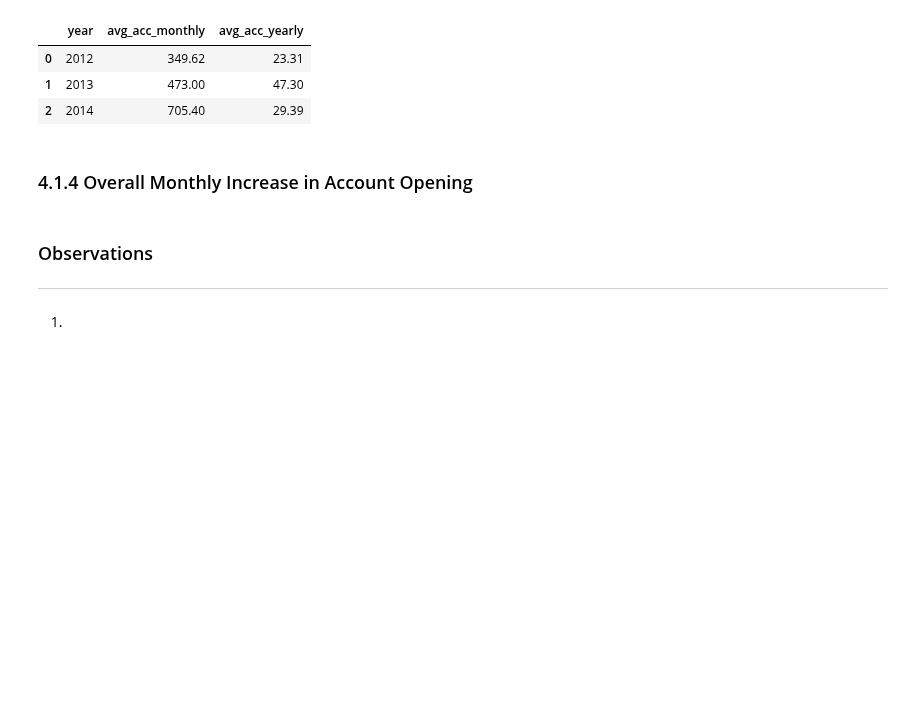
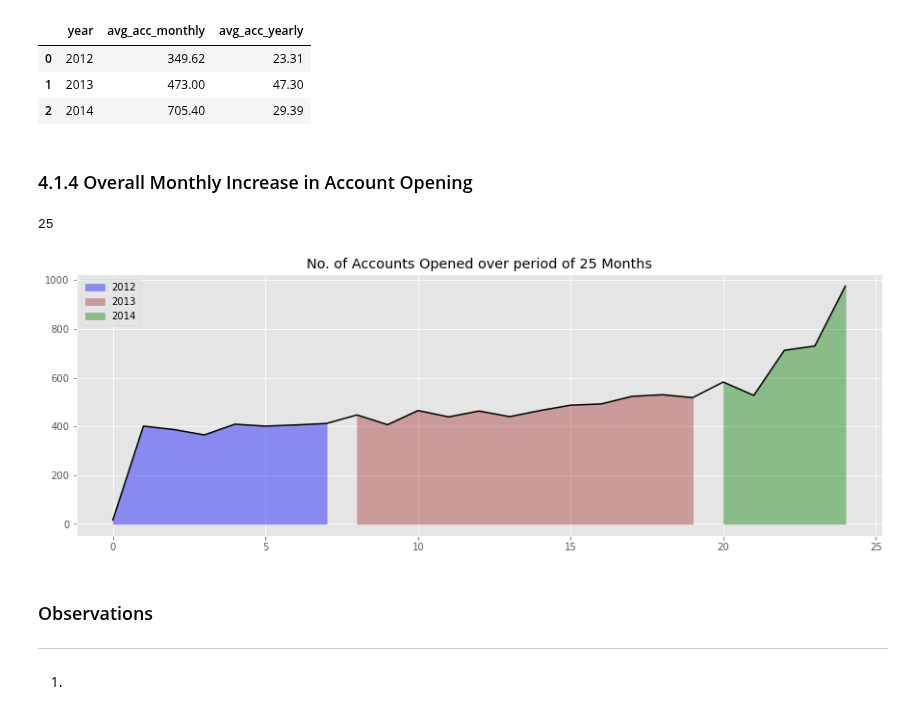
Before and after one commit to Jeyramana/GUVI_Assignments, a Jupyter notebook: Assignment_3/user.ipynb, the cells around one changed output. Drawn from its saved outputs; the diff is of its cells as text; code cells hidden in the pictures; blank space fills up the shorter version.

Commit message:
account creation analysis done

```diff
--- a/Assignment_3/user.ipynb
+++ b/Assignment_3/user.ipynb
@@ -610,6 +610,25 @@ fig.update_layout(height=600, width=900, title=dict(x=0.08, y=0.95, font=dict(si
 fig.show()
 # %% [markdown]
 ### 4.1.4 Overall Monthly Increase in Account Opening
+# %%
+monthly_perform = df1.groupby(['creation_year', 'creation_month'])['creation_month'].count().reset_index(name='total_count')
+monthly_perform.shape[0]
+# %% [output]
+25
+# %%
+plt.figure(figsize=(15, 5))
+plt.fill_between(monthly_perform[monthly_perform.creation_year==2012].index,
+                 monthly_perform[monthly_perform.creation_year==2012].total_count, color='blue', alpha=0.4)
+plt.fill_between(monthly_perform[monthly_perform.creation_year==2013].index,
+                 monthly_perform[monthly_perform.creation_year==2013].total_count, color='brown', alpha=0.4)
+plt.fill_between(monthly_perform[monthly_perform.creation_year==2014].index,
+                 monthly_perform[monthly_perform.creation_year==2014].total_count, color='green', alpha=0.4)
+plt.plot(monthly_perform.index, monthly_perform.total_count, color='black', alpha=1)
+plt.legend(labels=[2012, 2013, 2014])
+plt.title('No. of Accounts Opened over period of 25 Months')
+plt.show()
+# %% [output]
+[figure, added]
 # %% [markdown]
 ### Observations
 -----------------
```
